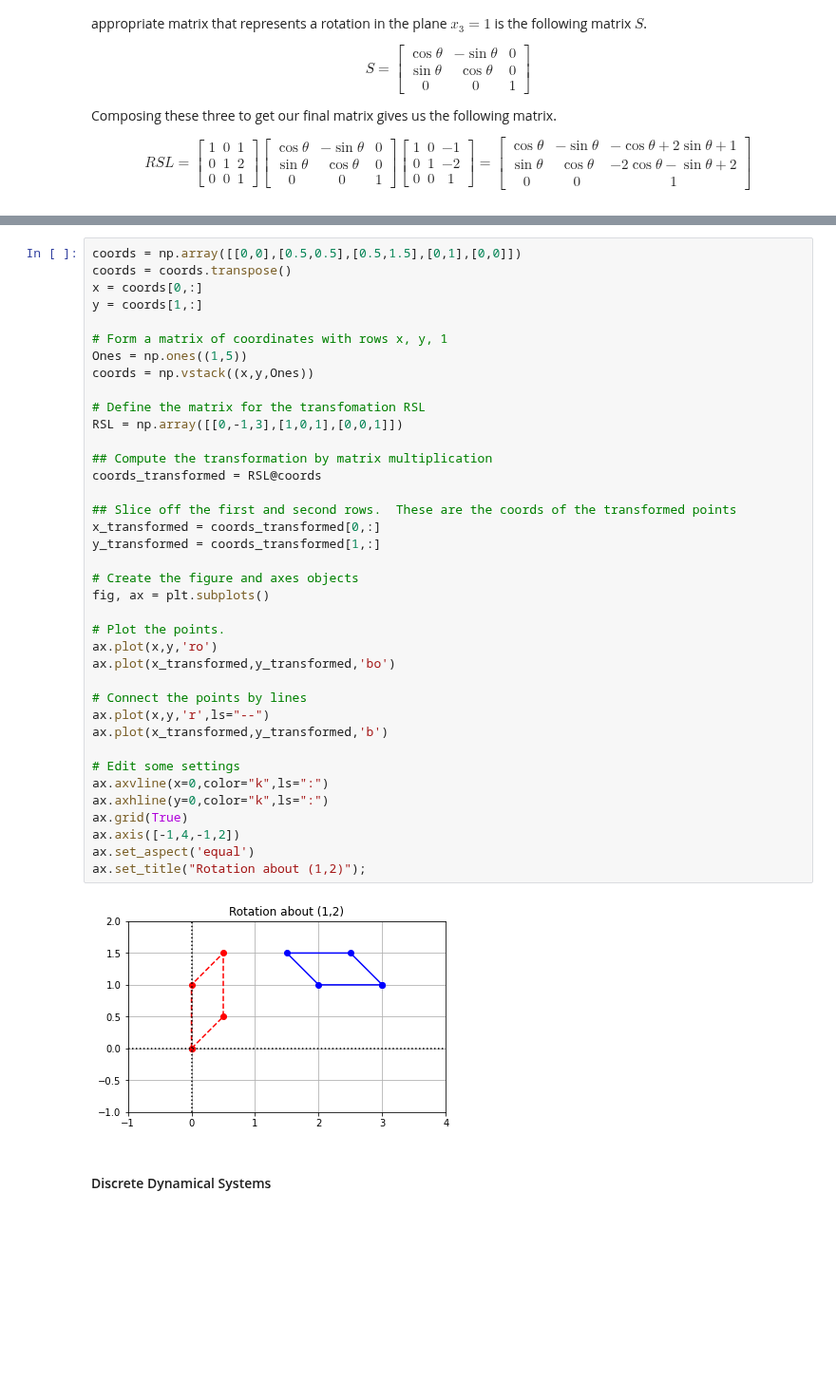
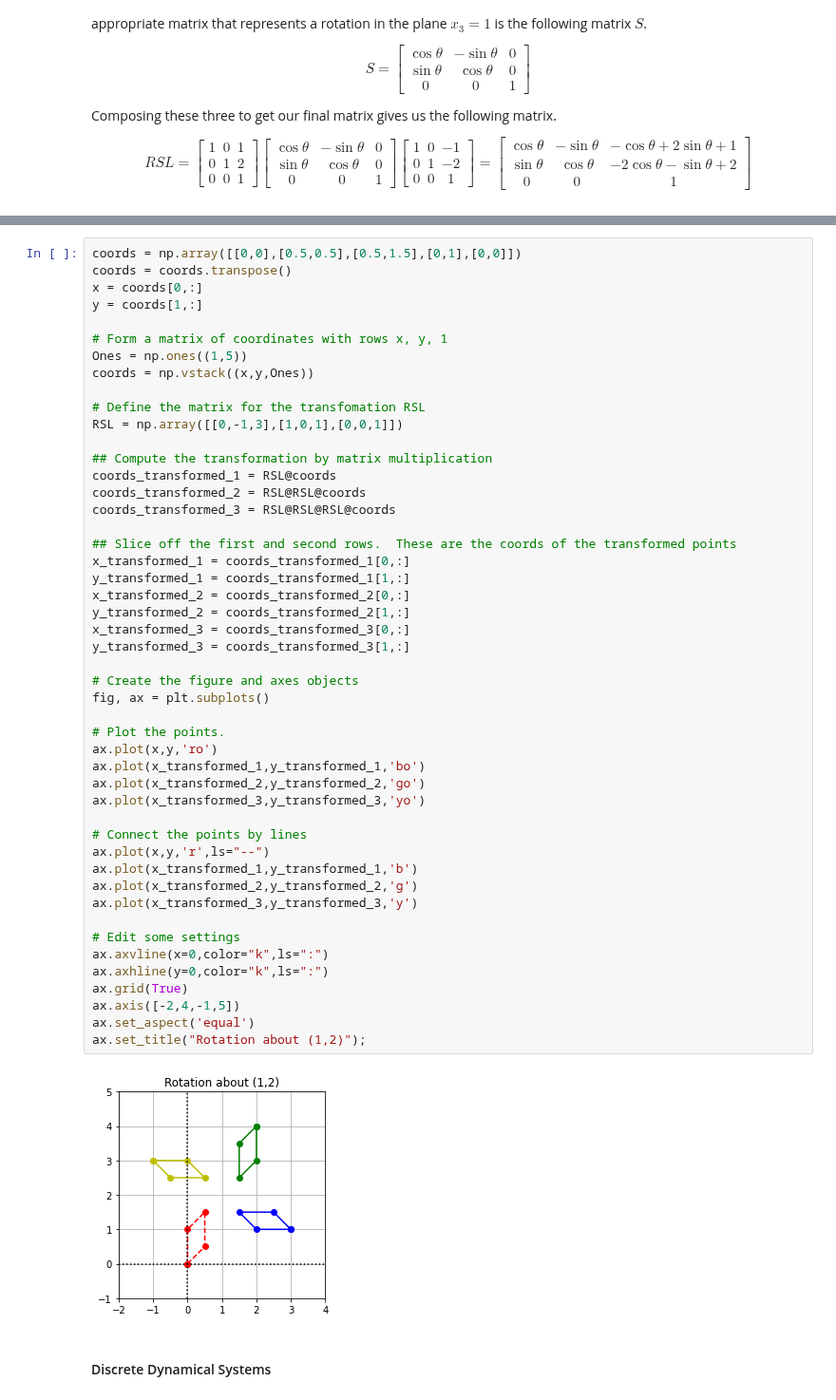
Before and after one commit to bvanderlei/jupyter-guide-to-linear-algebra, a Jupyter notebook: Linear_Transformations_Solutions.ipynb, the cells around one changed output, grey strips where cells are left out. Shown at 95% size. Saved outputs shown, nothing was run; the diff lists cells and outputs as text; blank space fills up the shorter version.

```diff
--- a/Linear_Transformations_Solutions.ipynb
+++ b/Linear_Transformations_Solutions.ipynb
@@ -830,40 +832,50 @@ coords = coords.transpose()
 x = coords[0,:]
 y = coords[1,:]
 
 # Form a matrix of coordinates with rows x, y, 1
 Ones = np.ones((1,5))
 coords = np.vstack((x,y,Ones))
 
 # Define the matrix for the transfomation RSL
 RSL = np.array([[0,-1,3],[1,0,1],[0,0,1]])
 
 ## Compute the transformation by matrix multiplication
-coords_transformed = RSL@coords
+coords_transformed_1 = RSL@coords
+coords_transformed_2 = RSL@RSL@coords
+coords_transformed_3 = RSL@RSL@RSL@coords
 
 ## Slice off the first and second rows.  These are the coords of the transformed points
-x_transformed = coords_transformed[0,:]
-y_transformed = coords_transformed[1,:]
+x_transformed_1 = coords_transformed_1[0,:]
+y_transformed_1 = coords_transformed_1[1,:]
+x_transformed_2 = coords_transformed_2[0,:]
+y_transformed_2 = coords_transformed_2[1,:]
+x_transformed_3 = coords_transformed_3[0,:]
+y_transformed_3 = coords_transformed_3[1,:]
 
 # Create the figure and axes objects
 fig, ax = plt.subplots()
 
 # Plot the points.
 ax.plot(x,y,'ro')
-ax.plot(x_transformed,y_transformed,'bo')
+ax.plot(x_transformed_1,y_transformed_1,'bo')
+ax.plot(x_transformed_2,y_transformed_2,'go')
+ax.plot(x_transformed_3,y_transformed_3,'yo')
 
 # Connect the points by lines
 ax.plot(x,y,'r',ls="--")
-ax.plot(x_transformed,y_transformed,'b')
+ax.plot(x_transformed_1,y_transformed_1,'b')
+ax.plot(x_transformed_2,y_transformed_2,'g')
+ax.plot(x_transformed_3,y_transformed_3,'y')
 
 # Edit some settings
 ax.axvline(x=0,color="k",ls=":")
 ax.axhline(y=0,color="k",ls=":")
 ax.grid(True)
-ax.axis([-1,4,-1,2])
+ax.axis([-2,4,-1,5])
 ax.set_aspect('equal')
 ax.set_title("Rotation about (1,2)");
 # %% [output]
-[figure, old version]
+[figure, new version]
 # %% [markdown]
 #### Discrete Dynamical Systems
 # %% [markdown]
```
Also changed, not shown: parts of 4 cells of this notebook, 5 other files.
